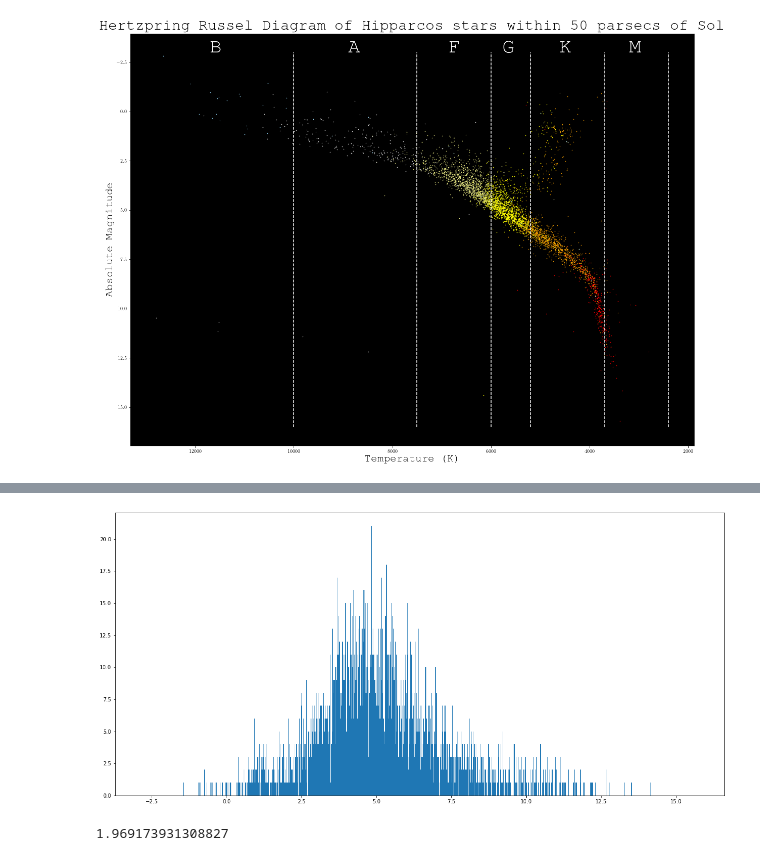
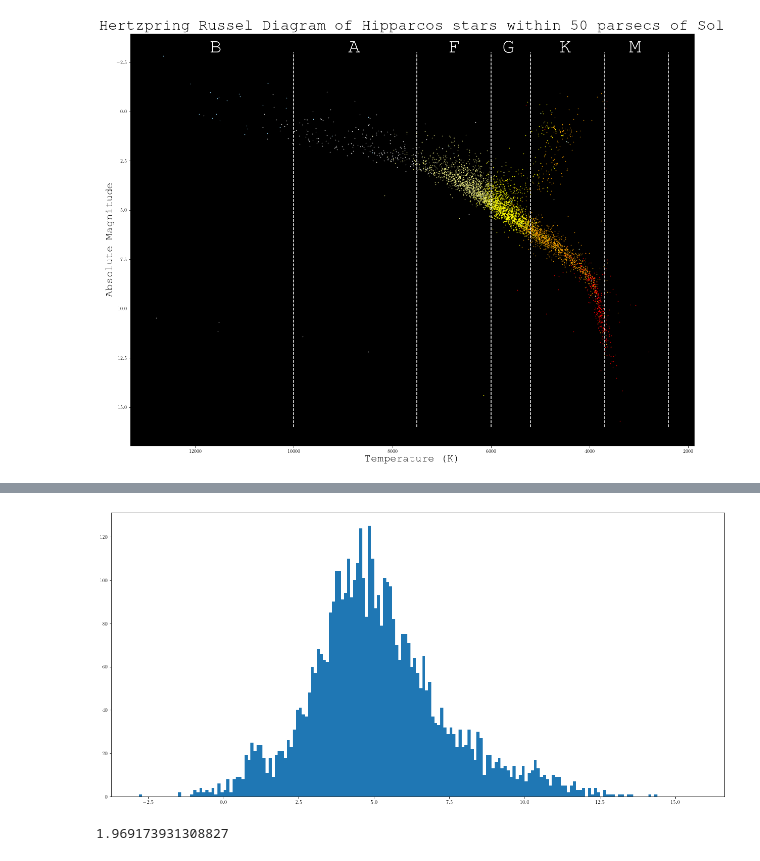
Before and after one commit to Hillcrest-R-D/AstroWorks, a Jupyter notebook: HIP_Stats.ipynb, the cells around one changed output, grey strips where cells are left out. Cells and saved outputs as stored; diff of their text form; code cells hidden in the pictures.

```diff
--- a/HIP_Stats.ipynb
+++ b/HIP_Stats.ipynb
@@ -4,10 +4,12 @@ import pandas as pd
 import matplotlib.pyplot as plt
 %matplotlib inline
 import numpy as np
-plt.rcParams.update({
-    "text.usetex": True,
-    "font.family": "courier"
-})
+plt.rcParams.update(
+    {
+        "text.usetex": True,
+        "font.family": "courier"
+    }
+)
 # %%
 #put helper functions/calculations here!
 
@@ -168,9 +166,9 @@ AttributeError: 'AxesSubplot' object has no attribute 'savefig'
 # %%
 plt.figure(figsize=(21,10))
-plt.hist(good_stuff["absmag"], bins=np.arange(min(good_stuff["absmag"]),max(good_stuff["absmag"]),.01))
+plt.hist(good_stuff["absmag"], bins=np.arange(min(good_stuff["absmag"]),max(good_stuff["absmag"]),.1))
 plt.show()
 # %% [output]
-[figure, old version]
+[figure, new version]
 # %%
 data.iloc[0]["Hpmag"]-5*np.log10(data.iloc[0]["Dist"]/10)
 # %% [output]
```
Also changed, not shown: parts of 3 cells of this notebook.
